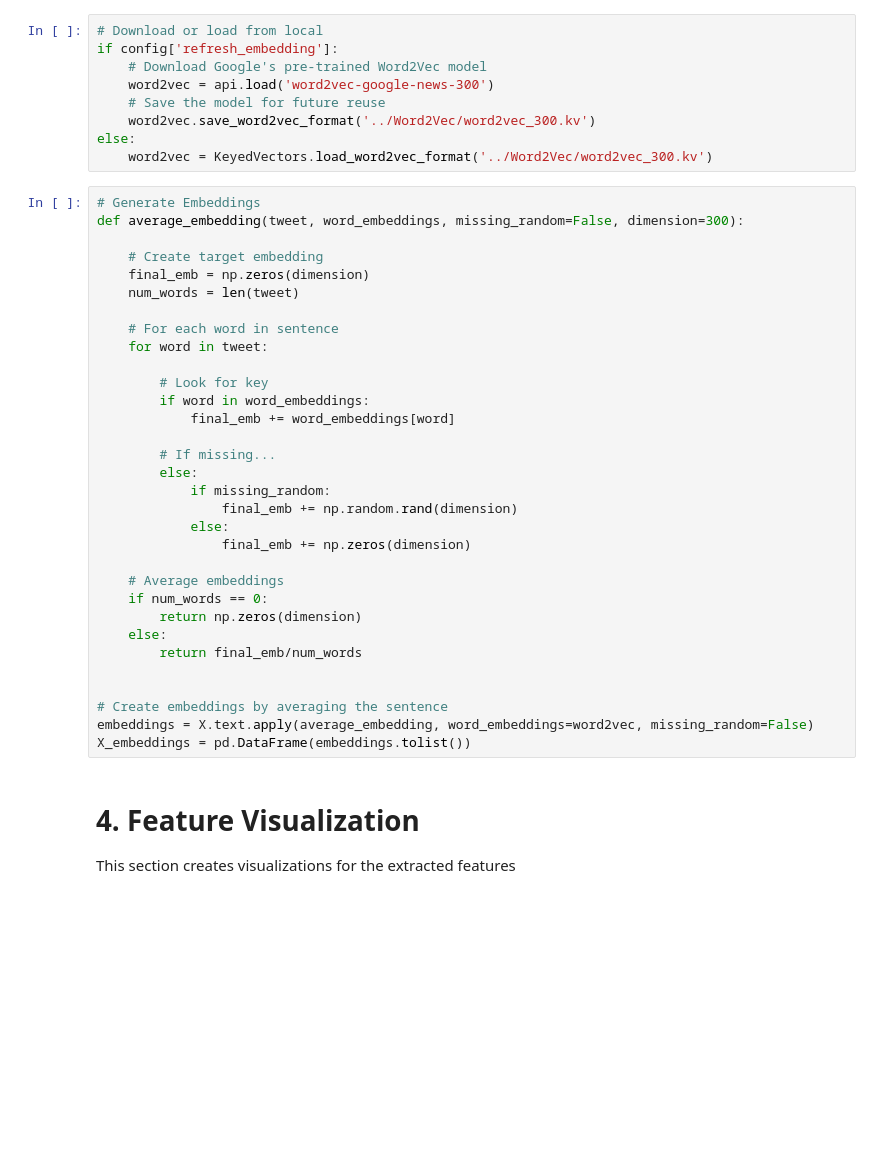
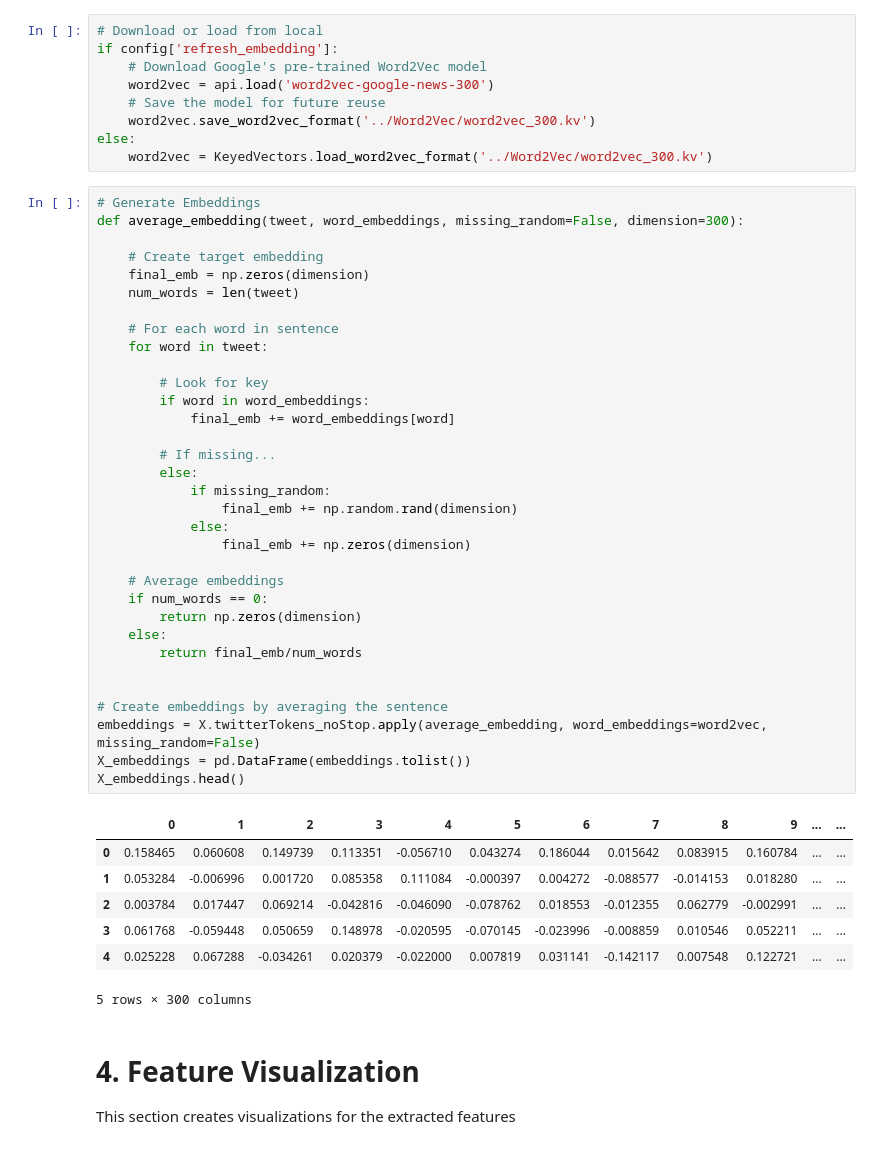
Before and after one commit to mcachosoblechero/Classic-ML-Datasets, a Jupyter notebook: NLP/exploration/1_exploratory_data_analysis.ipynb, the cells around one changed output. Cells and saved outputs as stored; diff of their text form; blank space fills up the shorter version.

```diff
--- a/NLP/exploration/1_exploratory_data_analysis.ipynb
+++ b/NLP/exploration/1_exploratory_data_analysis.ipynb
@@ -243,34 +243,43 @@ else:
 # Generate Embeddings
 def average_embedding(tweet, word_embeddings, missing_random=False, dimension=300):
 
     # Create target embedding
     final_emb = np.zeros(dimension)
     num_words = len(tweet)
 
     # For each word in sentence
     for word in tweet:
 
         # Look for key
         if word in word_embeddings:
             final_emb += word_embeddings[word]
 
         # If missing...
         else:
             if missing_random:
                 final_emb += np.random.rand(dimension)
             else:
                 final_emb += np.zeros(dimension)
 
     # Average embeddings
     if num_words == 0:
         return np.zeros(dimension)
     else:
         return final_emb/num_words
 
 
 # Create embeddings by averaging the sentence
-embeddings = X.text.apply(average_embedding, word_embeddings=word2vec, missing_random=False)
+embeddings = X.twitterTokens_noStop.apply(average_embedding, word_embeddings=word2vec, missing_random=False)
 X_embeddings = pd.DataFrame(embeddings.tolist())
+X_embeddings.head()
+# %% [output]
+|  | 0 | 1 | 2 | 3 | 4 | 5 | 6 | 7 | 8 | 9 | ... | ... |
+| 0 | 0.158465 | 0.060608 | 0.149739 | 0.113351 | -0.056710 | 0.043274 | 0.186044 | 0.015642 | 0.083915 | 0.160784 | ... | ... |
+| 1 | 0.053284 | -0.006996 | 0.001720 | 0.085358 | 0.111084 | -0.000397 | 0.004272 | -0.088577 | -0.014153 | 0.018280 | ... | ... |
+| 2 | 0.003784 | 0.017447 | 0.069214 | -0.042816 | -0.046090 | -0.078762 | 0.018553 | -0.012355 | 0.062779 | -0.002991 | ... | ... |
+| 3 | 0.061768 | -0.059448 | 0.050659 | 0.148978 | -0.020595 | -0.070145 | -0.023996 | -0.008859 | 0.010546 | 0.052211 | ... | ... |
+| 4 | 0.025228 | 0.067288 | -0.034261 | 0.020379 | -0.022000 | 0.007819 | 0.031141 | -0.142117 | 0.007548 | 0.122721 | ... | ... |
+5 rows × 300 columns
 # %% [markdown]
 # 4. Feature Visualization
 
```
Also changed, not shown: parts of 1 cell of this notebook, 2 other files.
